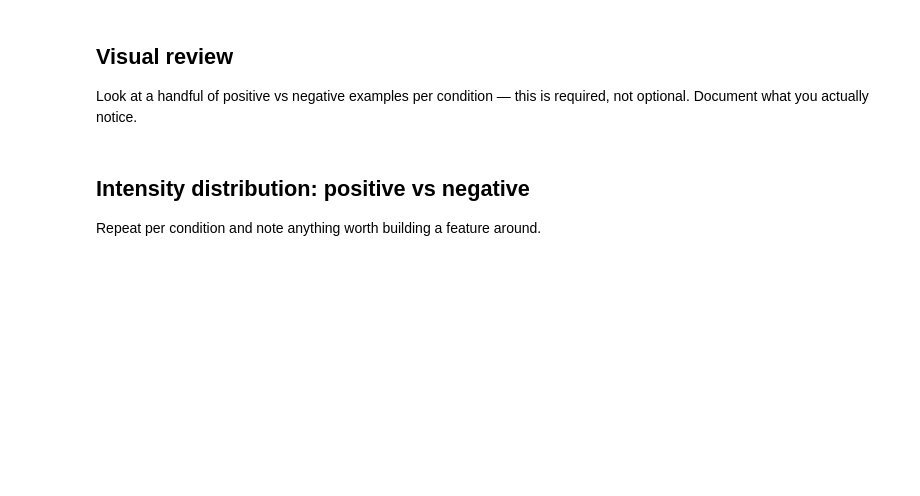
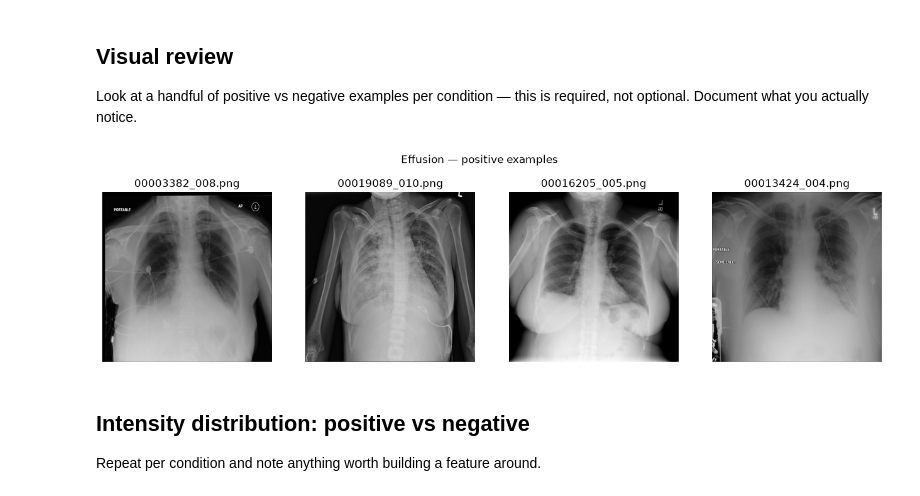
Before and after one commit to Abhinav-1952/XRAY-TEAM-REPO, a Jupyter notebook: code/notebooks/01_eda.ipynb, the cells around one changed output. Drawn from its saved outputs; the diff is of its cells as text; code cells hidden in the pictures; blank space fills up the shorter version.

Commit message:
Run EDA on real dataset: class balance, visual review, intensity comparison

```diff
--- a/code/notebooks/01_eda.ipynb
+++ b/code/notebooks/01_eda.ipynb
@@ -10,6 +10,6 @@ import matplotlib.pyplot as plt
 import cv2
 import os
 
-DATA_DIR = '../data'
+DATA_DIR = '../../data'
 labels = pd.read_csv(os.path.join(DATA_DIR, 'train_labels.csv'))
 labels.head()
@@ -32,16 +48,18 @@ Look at a handful of positive vs negative examples per condition — this is req
 # %%
 def show_examples(condition, n=4):
     pos = labels[labels[condition] == 1].sample(n, random_state=1)
     fig, axes = plt.subplots(1, n, figsize=(4*n, 4))
     for ax, (_, row) in zip(axes, pos.iterrows()):
         img = cv2.imread(os.path.join(DATA_DIR, 'train', row['Image Index']), cv2.IMREAD_GRAYSCALE)
         ax.imshow(img, cmap='gray')
         ax.set_title(row['Image Index'])
         ax.axis('off')
     plt.suptitle(f'{condition} — positive examples')
     plt.show()
 
-# show_examples('Nodule')
+show_examples('Effusion')
+# %% [output]
+[figure, added]
 # %% [markdown]
 ## Intensity distribution: positive vs negative
 Repeat per condition and note anything worth building a feature around.
```
Also changed, not shown: parts of 4 cells of this notebook.
